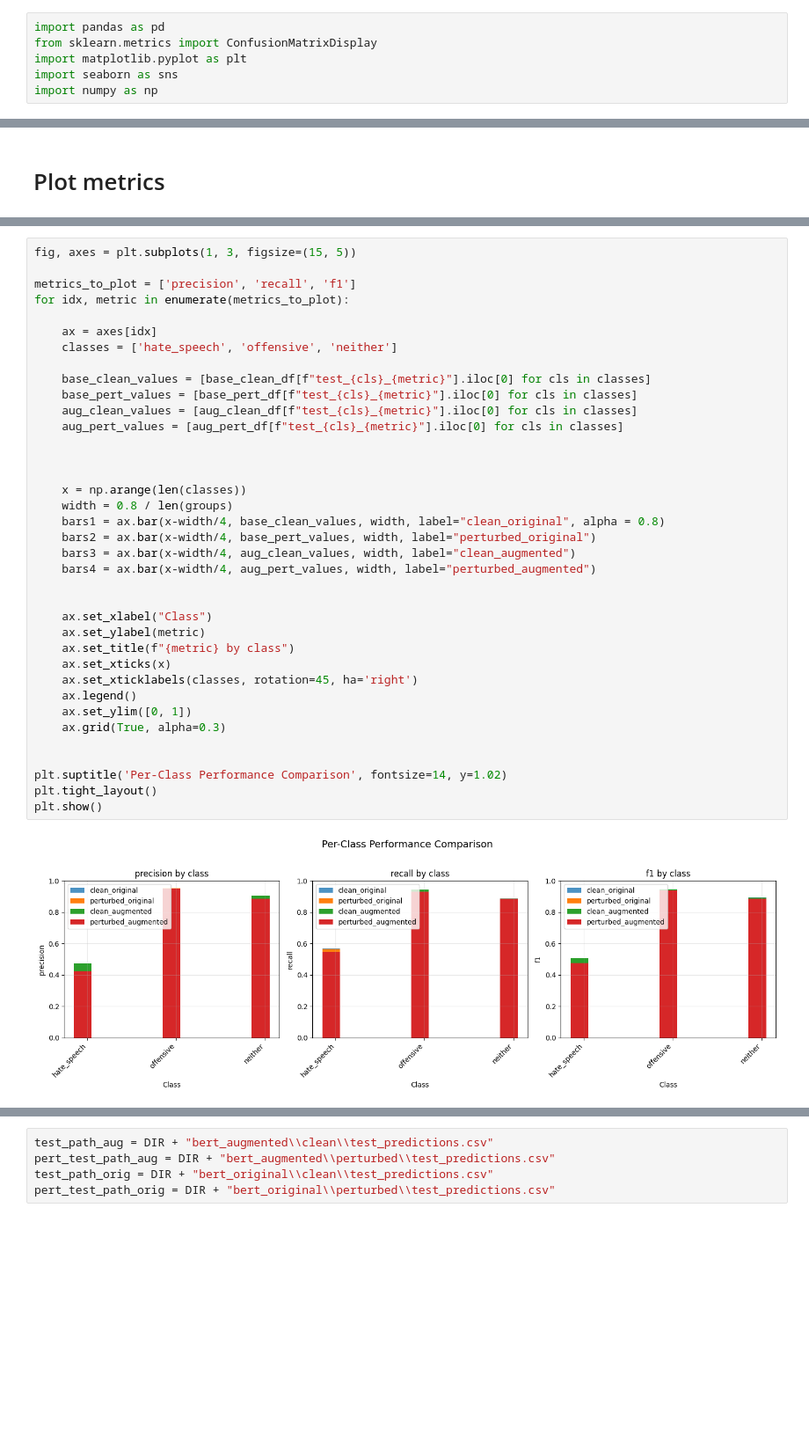
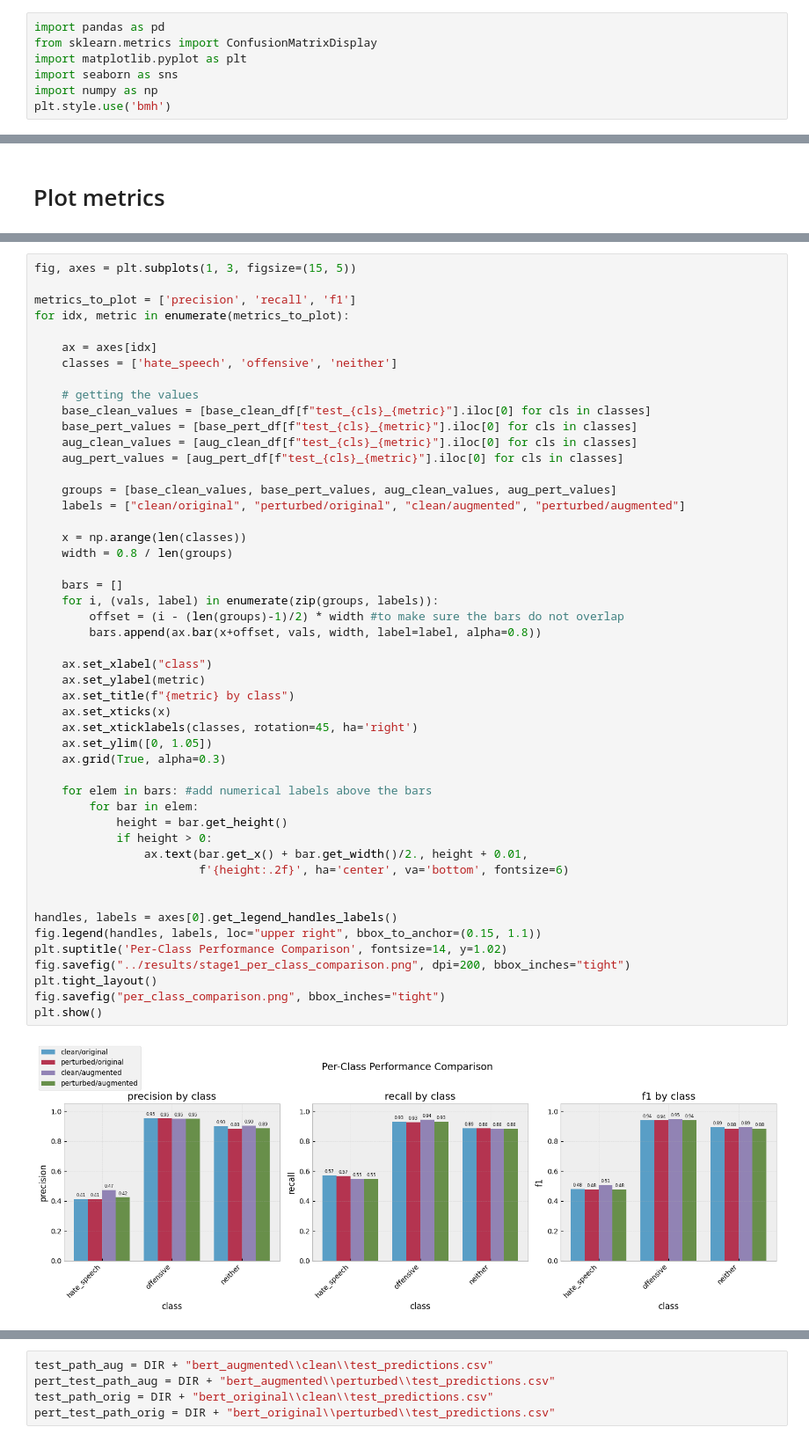
Before and after one commit to Dimasss16/nlp-offensive-language-classifier, a Jupyter notebook: notebooks/eval_visualisation.ipynb, the cells around one changed output, grey strips where cells are left out. Shown at 88% size. Saved outputs shown, nothing was run; the diff lists cells and outputs as text; blank space fills up the shorter version.

Commit message:
update with accuracy/f1 plot

```diff
--- a/notebooks/eval_visualisation.ipynb
+++ b/notebooks/eval_visualisation.ipynb
@@ -7,6 +7,7 @@ from sklearn.metrics import ConfusionMatrixDisplay
 import matplotlib.pyplot as plt
 import seaborn as sns
 import numpy as np
+plt.style.use('bmh')
 # %%
 DIR = "C:\\Users\\amatk\\OneDrive\\Dokumenty\\2_Tuebingen\\SoSe_25\\nlp-offensive-language-classifier\\results\\"
 base_clean_metrics_path = DIR + "bert_original\\clean\\metrics.csv"
@@ -32,39 +25,51 @@ def plot_metric(metric):
 # %%
 fig, axes = plt.subplots(1, 3, figsize=(15, 5))
 
 metrics_to_plot = ['precision', 'recall', 'f1']
 for idx, metric in enumerate(metrics_to_plot):
 
     ax = axes[idx]
     classes = ['hate_speech', 'offensive', 'neither']
 
+    # getting the values
     base_clean_values = [base_clean_df[f"test_{cls}_{metric}"].iloc[0] for cls in classes]
     base_pert_values = [base_pert_df[f"test_{cls}_{metric}"].iloc[0] for cls in classes]
     aug_clean_values = [aug_clean_df[f"test_{cls}_{metric}"].iloc[0] for cls in classes]
     aug_pert_values = [aug_pert_df[f"test_{cls}_{metric}"].iloc[0] for cls in classes]
 
-
+    groups = [base_clean_values, base_pert_values, aug_clean_values, aug_pert_values]
+    labels = ["clean/original", "perturbed/original", "clean/augmented", "perturbed/augmented"]
 
     x = np.arange(len(classes))
     width = 0.8 / len(groups)
-    bars1 = ax.bar(x-width/4, base_clean_values, width, label="clean_original", alpha = 0.8)
-    bars2 = ax.bar(x-width/4, base_pert_values, width, label="perturbed_original")
-    bars3 = ax.bar(x-width/4, aug_clean_values, width, label="clean_augmented")
-    bars4 = ax.bar(x-width/4, aug_pert_values, width, label="perturbed_augmented")
 
+    bars = []
+    for i, (vals, label) in enumerate(zip(groups, labels)):
+        offset = (i - (len(groups)-1)/2) * width #to make sure the bars do not overlap
+        bars.append(ax.bar(x+offset, vals, width, label=label, alpha=0.8))
 
-    ax.set_xlabel("Class")
+    ax.set_xlabel("class")
     ax.set_ylabel(metric)
     ax.set_title(f"{metric} by class")
     ax.set_xticks(x)
     ax.set_xticklabels(classes, rotation=45, ha='right')
-    ax.legend()
-    ax.set_ylim([0, 1])
+    ax.set_ylim([0, 1.05])
     ax.grid(True, alpha=0.3)
 
+    for elem in bars: #add numerical labels above the bars
+        for bar in elem:
+            height = bar.get_height()
+            if height > 0:
+                ax.text(bar.get_x() + bar.get_width()/2., height + 0.01,
+                        f'{height:.2f}', ha='center', va='bottom', fontsize=6)
 
+
+handles, labels = axes[0].get_legend_handles_labels()
+fig.legend(handles, labels, loc="upper right", bbox_to_anchor=(0.15, 1.1))
 plt.suptitle('Per-Class Performance Comparison', fontsize=14, y=1.02)
+fig.savefig("../results/stage1_per_class_comparison.png", dpi=200, bbox_inches="tight")
 plt.tight_layout()
+fig.savefig("per_class_comparison.png", bbox_inches="tight")
 plt.show()
 # %% [output]
-[figure, old version]
+[figure, new version]
```
Also changed, not shown: parts of 6 cells of this notebook.
